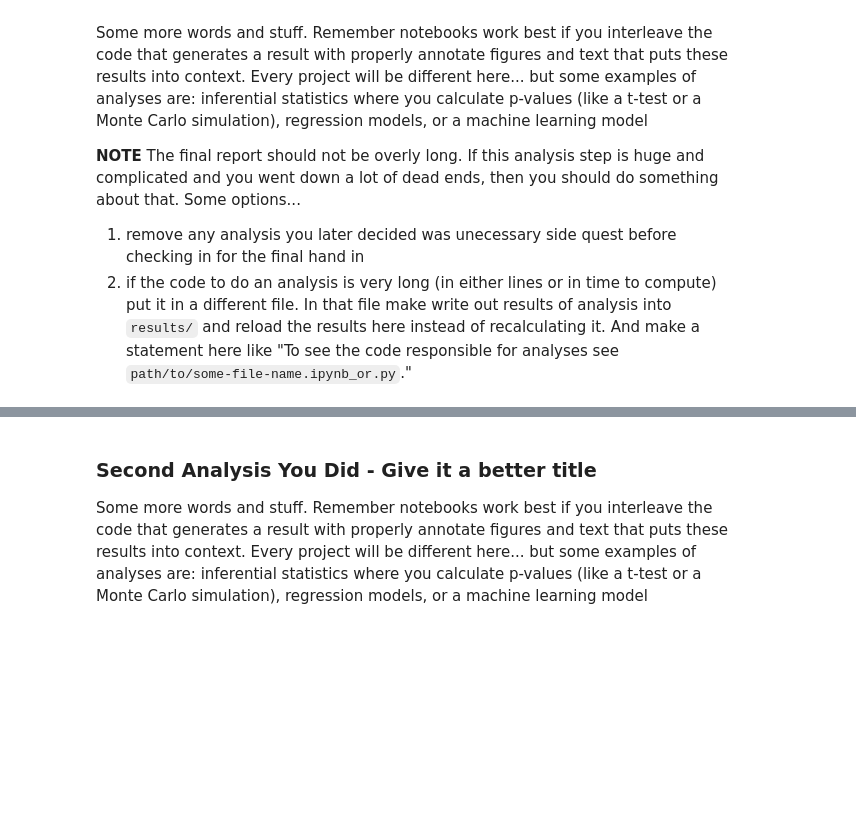
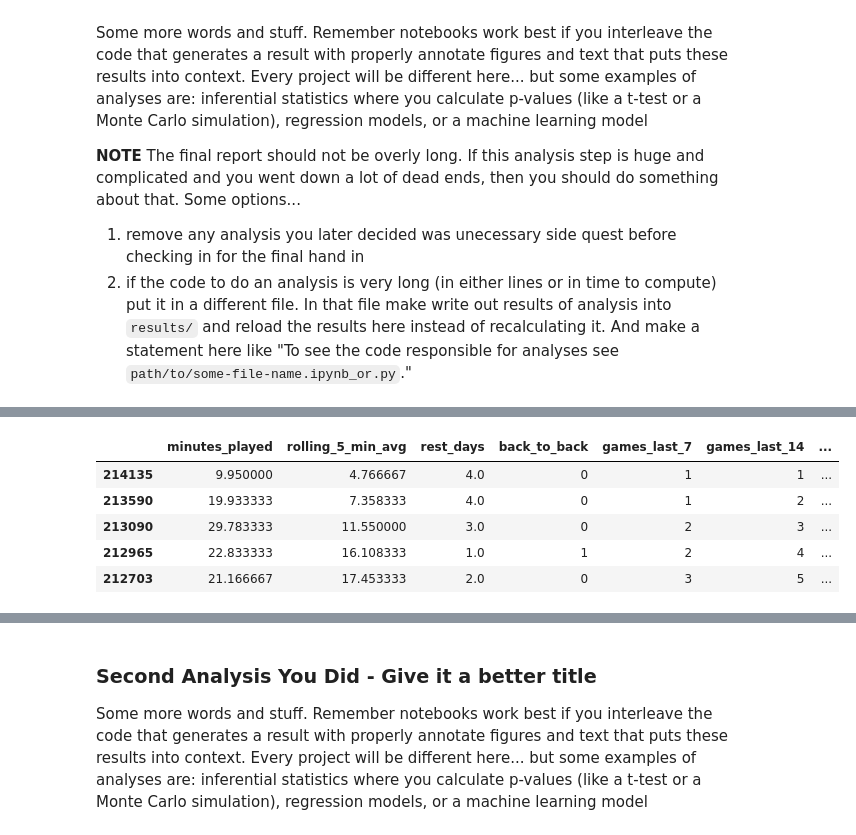
Before and after one commit to COGS108/Group-SP26-100, a Jupyter notebook: 03-FinalProject.ipynb, the cells around one changed output, grey strips where cells are left out. Saved outputs shown, nothing was run; the diff lists cells and outputs as text; code cells hidden in the pictures; blank space fills up the shorter version.

```diff
--- a/03-FinalProject.ipynb
+++ b/03-FinalProject.ipynb
@@ -227,0 +488,25 @@ Some more words and stuff.  Remember notebooks work best if you interleave the c
+# %%
+model_features = [
+    'minutes_played',
+    'rolling_5_min_avg',
+    'rest_days',
+    'back_to_back',
+    'games_last_7',
+    'games_last_14'
+]
+
+outcome = 'injury_before_next_team_game'
+
+regression_df = eda_df[model_features + [outcome]].copy()
+
+regression_df = regression_df.replace([np.inf, -np.inf], np.nan)
+regression_df = regression_df.dropna()
+
+regression_df.head()
+# %% [output]
+|  | minutes_played | rolling_5_min_avg | rest_days | back_to_back | games_last_7 | games_last_14 | ... |
+| 214135 | 9.950000 | 4.766667 | 4.0 | 0 | 1 | 1 | ... |
+| 213590 | 19.933333 | 7.358333 | 4.0 | 0 | 1 | 2 | ... |
+| 213090 | 29.783333 | 11.550000 | 3.0 | 0 | 2 | 3 | ... |
+| 212965 | 22.833333 | 16.108333 | 1.0 | 1 | 2 | 4 | ... |
+| 212703 | 21.166667 | 17.453333 | 2.0 | 0 | 3 | 5 | ... |
```
Also changed, not shown: parts of 17 cells of this notebook, 2 other files.
